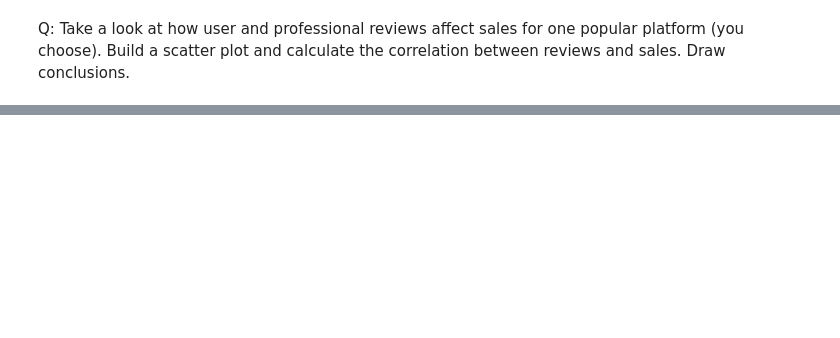
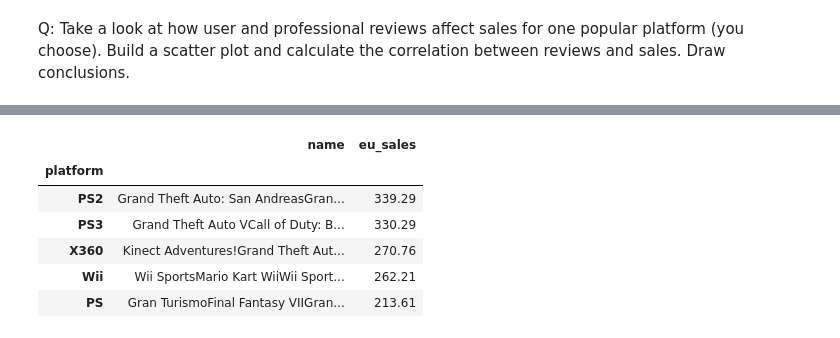
Before and after one commit to ouryj/gamesdataset, a Jupyter notebook: notebooks/EDA.ipynb, the cells around one changed output, grey strips where cells are left out. Drawn from its saved outputs; the diff is of its cells as text; code cells hidden in the pictures; blank space fills up the shorter version.

```diff
--- a/notebooks/EDA.ipynb
+++ b/notebooks/EDA.ipynb
@@ -239,0 +307,12 @@ Q: Take a look at how user and professional reviews affect sales for one popular
+# %%
+# Eu region
+eu_sales_df = df[['platform','name','eu_sales']].groupby('platform').sum().sort_values(by='eu_sales',ascending=False).head(5)
+eu_sales_df.head()
+# %% [output]
+|  | name | eu_sales |
+| platform |  |  |
+| PS2 | Grand Theft Auto: San AndreasGran... | 339.29 |
+| PS3 | Grand Theft Auto VCall of Duty: B... | 330.29 |
+| X360 | Kinect Adventures!Grand Theft Aut... | 270.76 |
+| Wii | Wii SportsMario Kart WiiWii Sport... | 262.21 |
+| PS | Gran TurismoFinal Fantasy VIIGran... | 213.61 |
```
Also changed, not shown: parts of 26 cells of this notebook.
